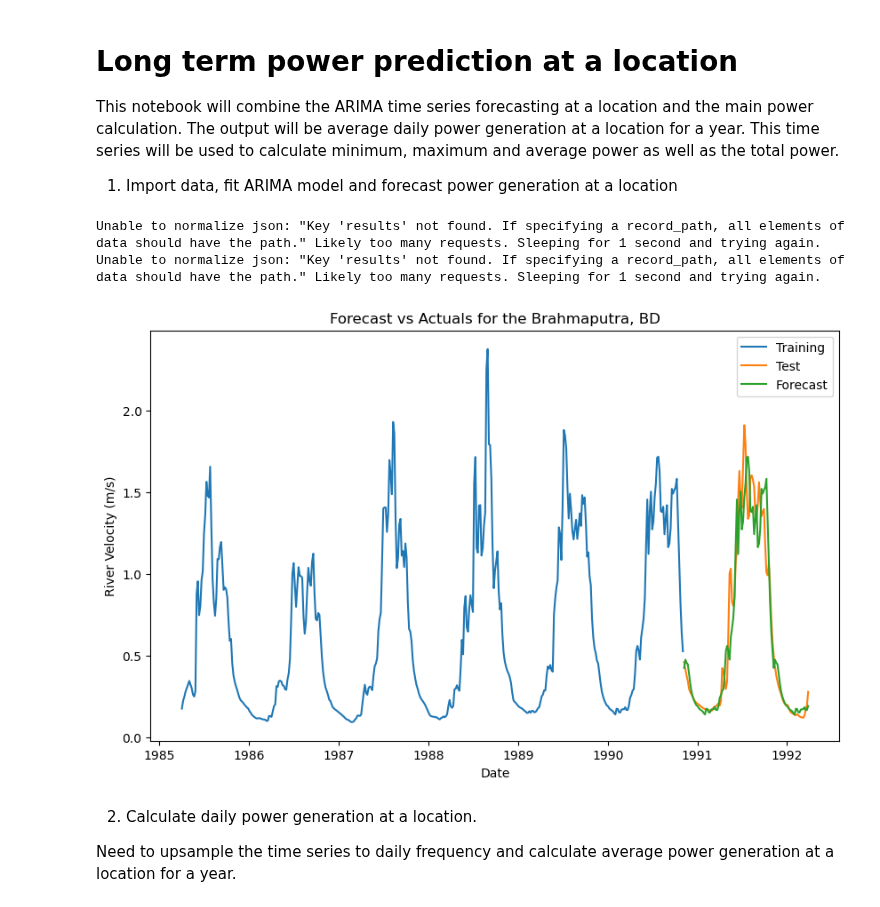
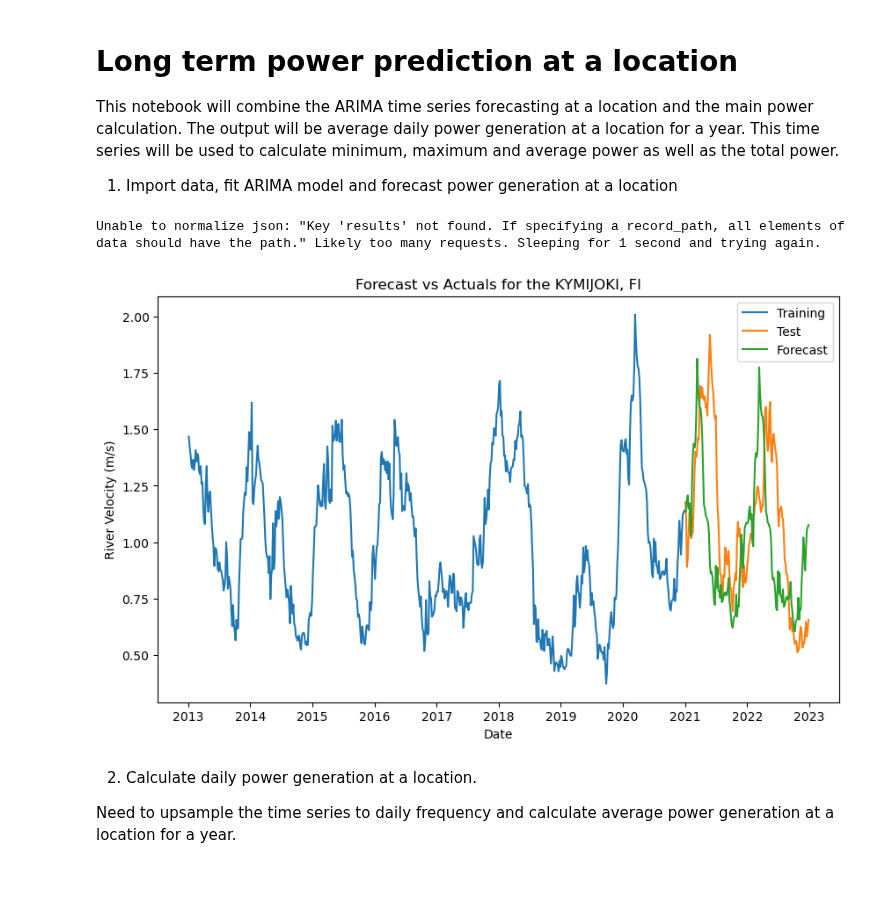
Before and after one commit to pilipb/DP5-code, a Jupyter notebook: long_term.ipynb, the cells around one changed output. Saved outputs shown, nothing was run; the diff lists cells and outputs as text; code cells hidden in the pictures; blank space fills up the shorter version.

Commit message:
finnish river added

```diff
--- a/long_term.ipynb
+++ b/long_term.ipynb
@@ -12,7 +12,11 @@ rivers = {'Brahmaputra, BD': 'DATA/2651100_Q_Day.Cmd.txt',
             'Ganges, BD': 'DATA/2646200_Q_Day.Cmd.txt',
             'Chindwin, MM': 'DATA/2260100_Q_Day.Cmd.txt',
             'Irrawaddy, MM': 'DATA/2260400_Q_Day.Cmd.txt',
-            'Sittang, MM': 'DATA/2261500_Q_Day.Cmd.txt',} # can add further daily river data if required
+            'Sittang, MM': 'DATA/2261500_Q_Day.Cmd.txt',
+            'Canagua, VZ': 'DATA/3206080_Q_Day.Cmd.txt',
+            'Guapore, BR': 'DATA/3617814_Q_Day.Cmd.txt',
+            'Pacaas Novos, BR': 'DATA/3617130_Q_Day.Cmd.txt',
+            'KYMIJOKI, FI': 'DATA/6854203_Q_Day.Cmd.txt'} # for finland use only last 10 years (and manual slope)
 
 widths = {
     'Brahmaputra, BD': 9310,
@@ -22,7 +26,11 @@ widths = {
     'Ganges, BD': 1500,
     'Chindwin, MM': 500,
     'Irrawaddy, MM': 1200,
-    'Sittang, MM': 130
+    'Sittang, MM': 130,
+    'Canagua, VZ': 5,
+    'Guapore, BR': 37,
+    'Pacaas Novos, BR': 25,
+    'KYMIJOKI, FI': 26,
 } # derived from google maps at the measurement station location
 # %% [markdown]
 # Long term power prediction at a location
@@ -32,37 +40,39 @@ This notebook will combine the ARIMA time series forecasting at a location and t
 1. Import data, fit ARIMA model and forecast power generation at a location
 # %%
 # using data from the ....
-river = 'Brahmaputra, BD'
+river = 'KYMIJOKI, FI'
 file_path = rivers[river]
 metadata, data = read_data(file_path)
 station_info, parsed_data = process_data(metadata, data)
+# take the last 10 years of data
+parsed_data = parsed_data[-3650:]
 
 lat1 = station_info['Latitude (DD)']
 long1 = station_info['Longitude (DD)']
 
-slope = calc_slope(lat1, long1, 0.01)
+slope = calc_slope(lat1, long1, 1)
+slope = 0.005
 Q = parsed_data['Value'].mean() # average discharge m^3/s
 W = widths[river] # width in meters
 S = slope # slope at location
 D = (Q / (W**1.02 * S**0.35))**(1/1.74) # depth in meters
 parsed_data['Velocity'] = parsed_data['Value'] / (W * D) # velocity in m/s
 parsed_data = downsample(parsed_data)
 train, test = split_data(parsed_data, split=0.8)
 model = arima_model(train, order=(2,0,2), seasonal_order=(0,1,0,73))
 forecast_data = forecast(model, test)
 plt.figure(figsize=(10,6))
 plt.plot(train.dropna(),  label='Training')
 plt.plot(test.dropna(), label='Test')
 plt.plot(forecast_data, label='Forecast')
 plt.title('Forecast vs Actuals for the %s' % river)
 plt.ylabel('River Velocity (m/s)')
 plt.xlabel('Date')
 plt.legend()
 plt.show()
 # %% [output]
 Unable to normalize json: "Key 'results' not found. If specifying a record_path, all elements of data should have the path." Likely too many requests. Sleeping for 1 second and trying again.
-Unable to normalize json: "Key 'results' not found. If specifying a record_path, all elements of data should have the path." Likely too many requests. Sleeping for 1 second and trying again.
-[figure, old version]
+[figure, new version]
 # %% [markdown]
 2. Calculate daily power generation at a location.
 
```
Also changed, not shown: parts of 1 cell of this notebook.
